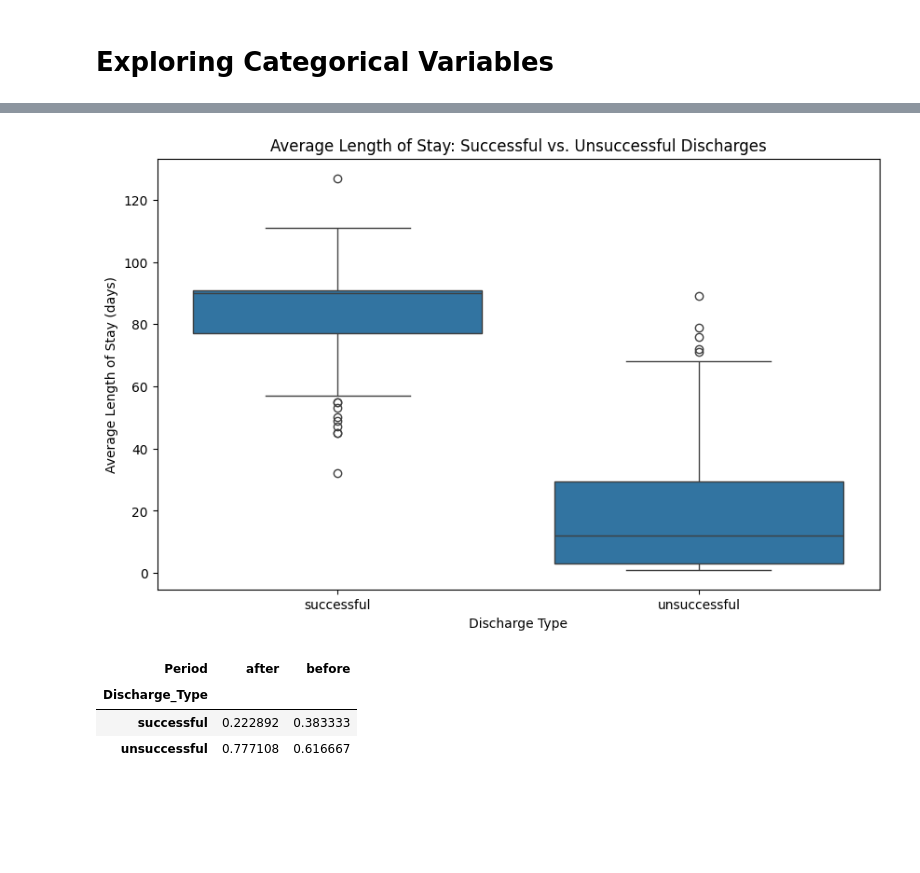
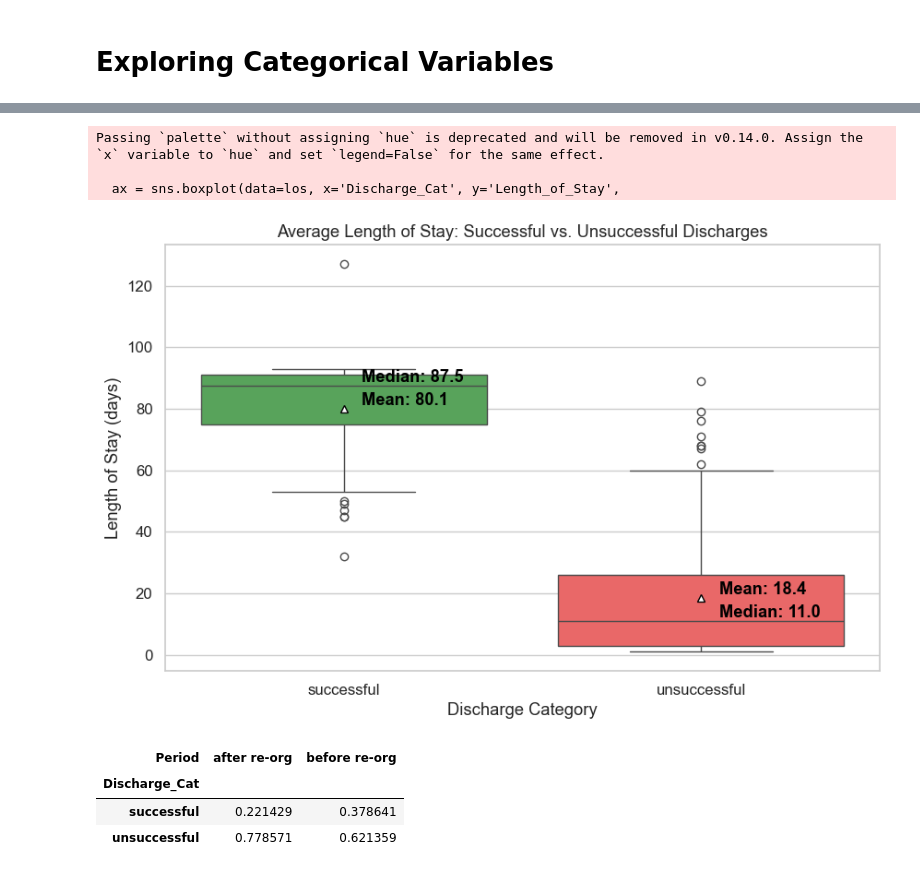
Before and after one commit to tessa-n05/Residential-SUD-Discharge-Analysis, a Jupyter notebook: Hypothesis_project.ipynb, the cells around one changed output, grey strips where cells are left out. Drawn from its saved outputs; the diff is of its cells as text; code cells hidden in the pictures; blank space fills up the shorter version.

```diff
--- a/Hypothesis_project.ipynb
+++ b/Hypothesis_project.ipynb
@@ -15,7 +29,7 @@ los = pd.read_excel("Length of Stay Data.xlsx")
 # %%
 # column conversion
 los['Subject_ID'] = pd.to_numeric(los['Subject_ID'], errors='coerce')
-los['Program'] =  los['Program'].astype('category')
+los =  los.drop('Program', axis=1)
 los['Admission_Date'] = pd.to_datetime(los['Admission_Date'], errors='coerce')
 los['Date_of_Discharge'] = pd.to_datetime(los['Date_of_Discharge'], errors='coerce')
 los['Reason_for_Discharge'] = los['Reason_for_Discharge'].astype('str')
@@ -27,12 +50,10 @@ los[column_list] = los[column_list].apply(lambda x: x.str.lower())
 # %%
-# apply filters
-
 #filter discharge date
-discharged_filter = los['Date_of_Discharge'].between('2025-02-01', '2026-03-31')
+discharged_filter = los['Date_of_Discharge'].between('2025-03-01', '2026-02-28')
 los = los[discharged_filter]
 #print(los['Date_of_Discharge'].min(), los['Date_of_Discharge'].max())
 
 # filter discharge reason
 target_strings = ['completed program', 'patient left without staff approval', 'patient conduct (behavioral)']
 los = los[los['Reason_for_Discharge'].isin(target_strings)]
-#los['Reason_for_Discharge'].value_counts()
+los['Reason_for_Discharge'].value_counts()
@@ -90,11 +134,11 @@ Name: proportion, dtype: float64
 #successful vs unsuccessful
 
 # calculate porportions of successful vs unsuccessful discharges for both periods
-before_props = los[los['Period'] == 'before']['Discharge_Type'].value_counts(normalize=True)
-after_props = los[los['Period'] == 'after']['Discharge_Type'].value_counts(normalize=True)
+before_props = los[los['Period'] == 'before re-org']['Discharge_Cat'].value_counts(normalize=True)
+after_props = los[los['Period'] == 'after re-org']['Discharge_Cat'].value_counts(normalize=True)
 
 # prepare data for plot
-periods = ['before', 'after']
+periods = ['before re-org', 'after re-org']
 success_vals = [before_props.get('successful', 0), after_props.get('successful', 0)]
 unsuccess_vals = [before_props.get('unsuccessful', 0), after_props.get('unsuccessful', 0)]
 
@@ -141,22 +192,46 @@ plt.show()
 # %%
 #average length of stay before for successful vs unsuccessful discharges
+stats_df2 = los.groupby('Discharge_Cat')['Length_of_Stay'].agg(['mean', 'median'])
+
+my_palette2 = ['#4CAF50', '#FF5252']
+
 plt.figure(figsize=(10, 6))
 
-sns.boxplot(data=los, x='Discharge_Type', y='Length_of_Stay')
+ax = sns.boxplot(data=los, x='Discharge_Cat', y='Length_of_Stay',
+                 showmeans=True,
+                 meanprops={"marker":"^", "markerfacecolor":"white", "markeredgecolor":"black"},
+                 palette=my_palette2)
 
 plt.title('Average Length of Stay: Successful vs. Unsuccessful Discharges')
-plt.xlabel('Discharge Type')
-plt.ylabel('Average Length of Stay (days)')
+plt.xlabel('Discharge Category')
+plt.ylabel('Length of Stay (days)')
+
+# Loop through each period to add the text labels
+for i, type in enumerate(stats_df2.index):
+    mean_val = stats_df2.loc[type, 'mean']
+    median_val = stats_df2.loc[type, 'median']
+
+    # Add Median text label (slightly offset to the right of the center line)
+    ax.text(i + 0.05, median_val, f'Median: {median_val:.1f}',
+            color='black', weight='semibold', verticalalignment='bottom')
+
+    # Add Mean text label (slightly offset to the right of the triangle marker)
+    ax.text(i + 0.05, mean_val, f'Mean: {mean_val:.1f}',
+            color='black', weight='semibold', verticalalignment='bottom')
+
 plt.show()
 # %% [output]
+Passing `palette` without assigning `hue` is deprecated and will be removed in v0.14.0. Assign the `x` variable to `hue` and set `legend=False` for the same effect.
+
+  ax = sns.boxplot(data=los, x='Discharge_Cat', y='Length_of_Stay',
-[figure, old version]
+[figure, new version]
 # %%
 #cross tab of discharge_type vs period
-pd.crosstab(los['Discharge_Type'], los['Period'], normalize='columns')
+pd.crosstab(los['Discharge_Cat'], los['Period'], normalize='columns')
 # %% [output]
-| Period | after | before |
-| Discharge_Type |  |  |
-| successful | 0.222892 | 0.383333 |
-| unsuccessful | 0.777108 | 0.616667 |
+| Period | after re-org | before re-org |
+| Discharge_Cat |  |  |
+| successful | 0.221429 | 0.378641 |
+| unsuccessful | 0.778571 | 0.621359 |
 # %%
 #faceted histogram of length of stay by discharge type and period
```
Also changed, not shown: parts of 18 cells of this notebook.
